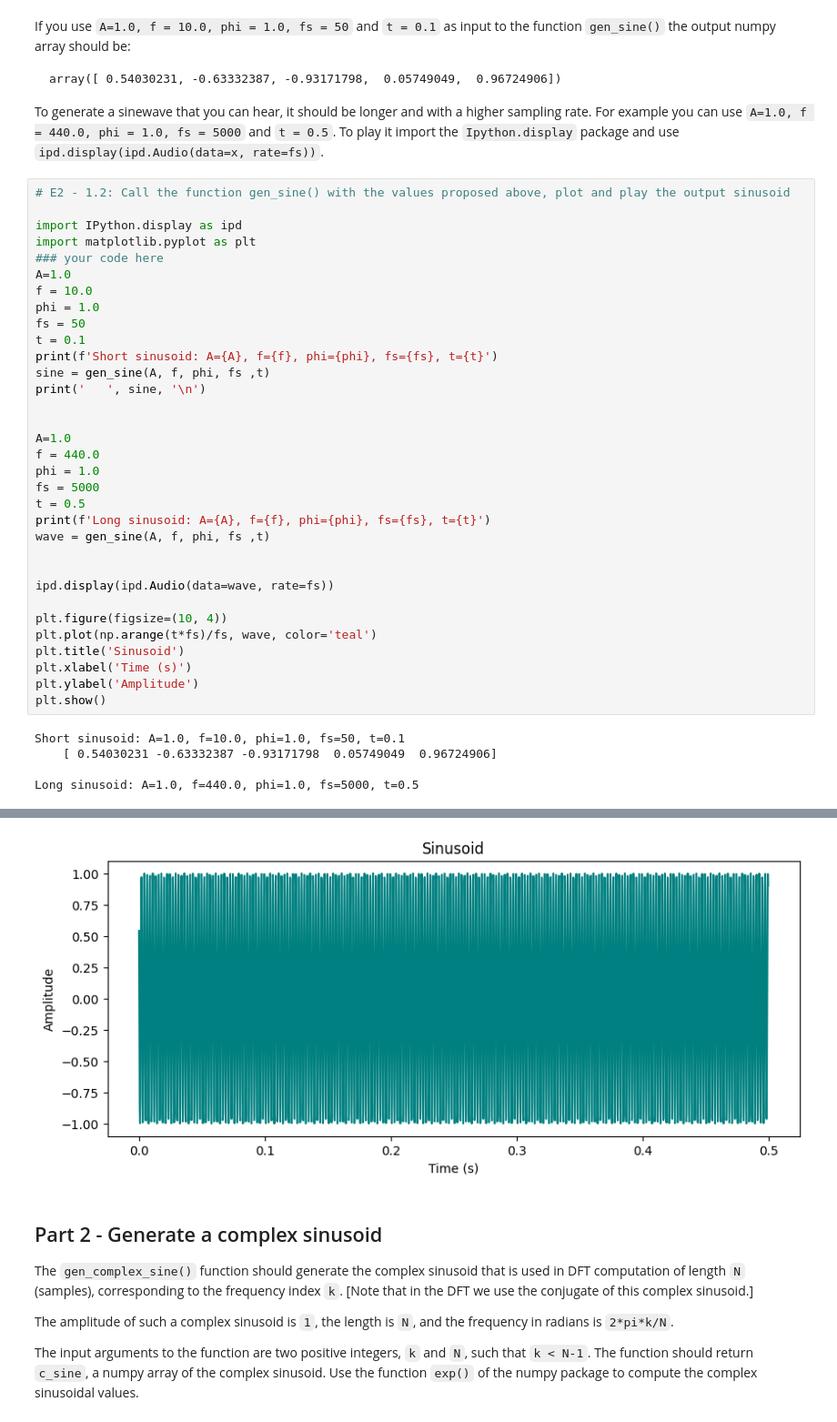
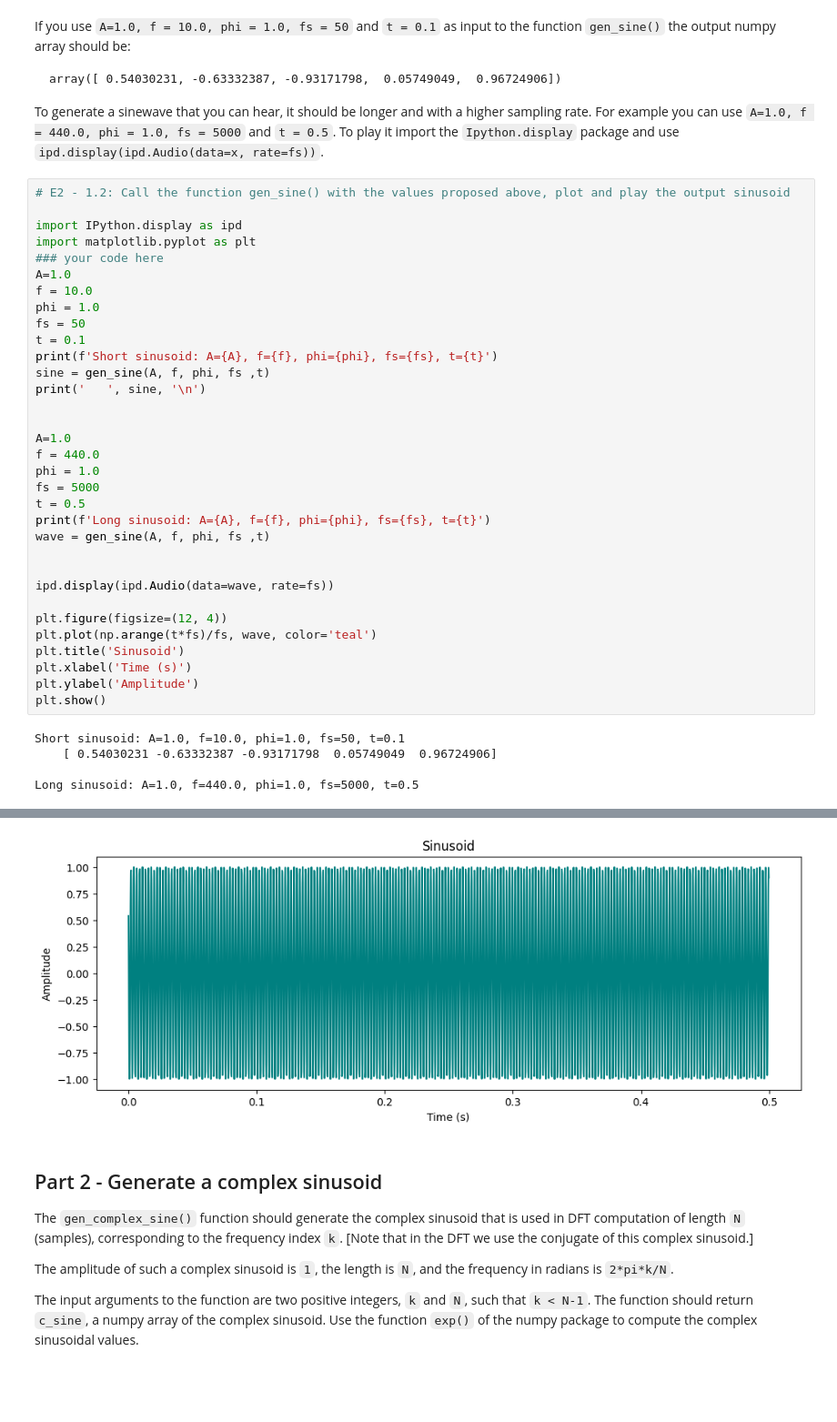
Before and after one commit to inesbroto/sms-tools-materials, a Jupyter notebook: exercises/E2-Sinusoids-and-DFT.ipynb, the cells around one changed output, grey strips where cells are left out. Shown at 91% size. Saved outputs shown, nothing was run; the diff lists cells and outputs as text; blank space fills up the shorter version.

```diff
--- a/exercises/E2-Sinusoids-and-DFT.ipynb
+++ b/exercises/E2-Sinusoids-and-DFT.ipynb
@@ -86,35 +86,35 @@ f = 10.0
 phi = 1.0
 fs = 50
 t = 0.1
 print(f'Short sinusoid: A={A}, f={f}, phi={phi}, fs={fs}, t={t}')
 sine = gen_sine(A, f, phi, fs ,t)
 print('   ', sine, '\n')
 
 
 A=1.0
 f = 440.0
 phi = 1.0
 fs = 5000
 t = 0.5
 print(f'Long sinusoid: A={A}, f={f}, phi={phi}, fs={fs}, t={t}')
 wave = gen_sine(A, f, phi, fs ,t)
 
 
 ipd.display(ipd.Audio(data=wave, rate=fs))
 
-plt.figure(figsize=(10, 4))
+plt.figure(figsize=(12, 4))
 plt.plot(np.arange(t*fs)/fs, wave, color='teal')
 plt.title('Sinusoid')
 plt.xlabel('Time (s)')
 plt.ylabel('Amplitude')
 plt.show()
 # %% [output]
 Short sinusoid: A=1.0, f=10.0, phi=1.0, fs=50, t=0.1
     [ 0.54030231 -0.63332387 -0.93171798  0.05749049  0.96724906]
 
 Long sinusoid: A=1.0, f=440.0, phi=1.0, fs=5000, t=0.5
 [interactive output not drawn]
-[figure, old version]
+[figure, new version]
 # %% [markdown]
 ## Part 2 - Generate a complex sinusoid
 
```
Also changed, not shown: parts of 5 cells of this notebook, 1 other file.
